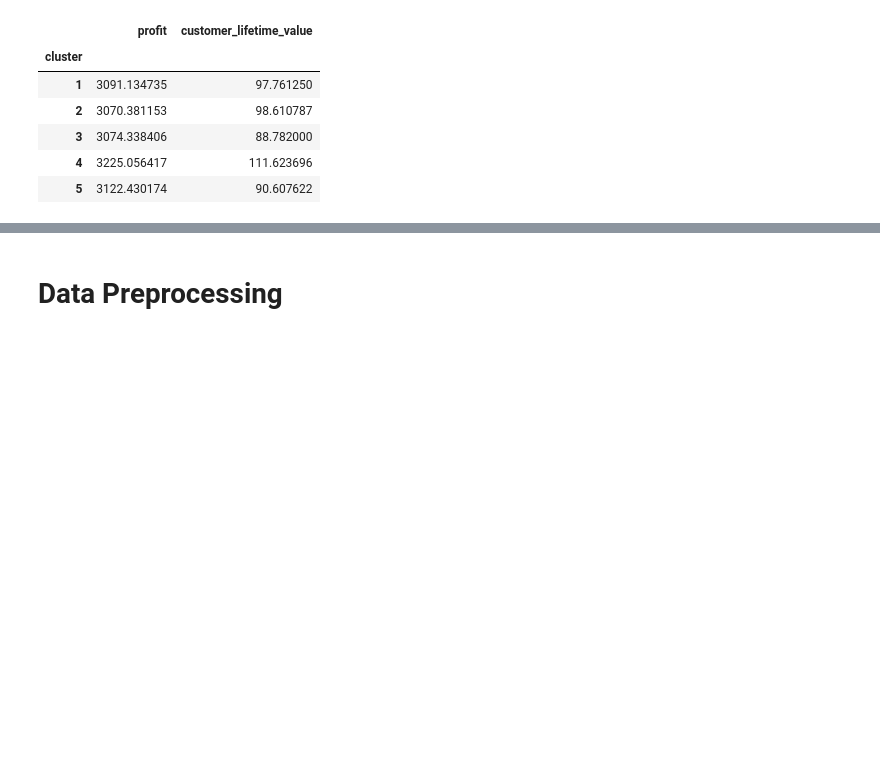
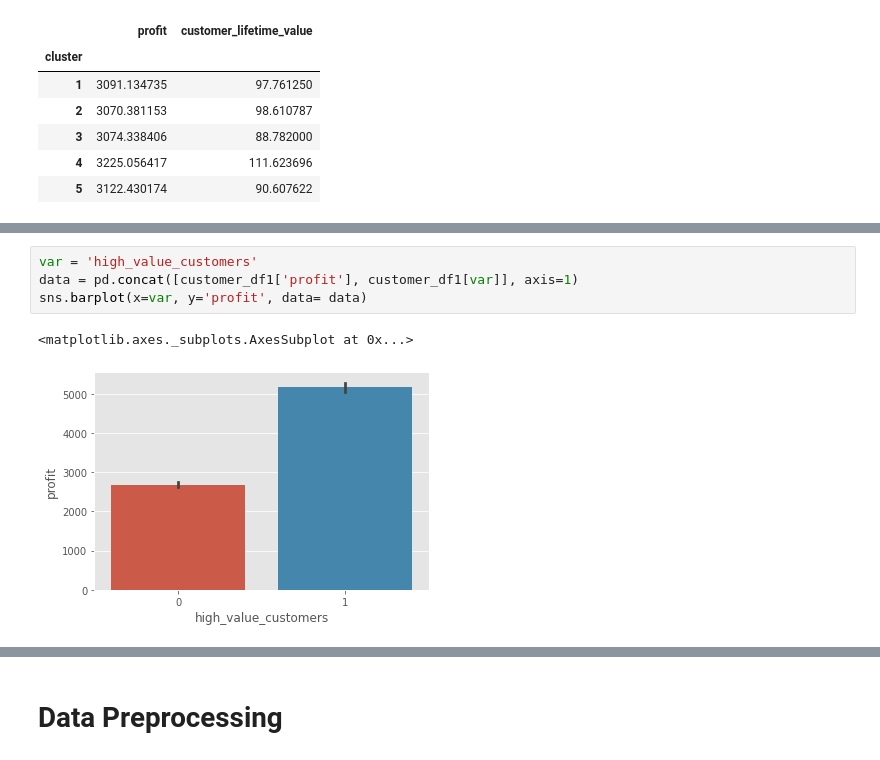
Before and after one commit to Arijit-datascience/Customer-Segmentation, a Jupyter notebook: customer_segmentation.ipynb, the cells around one changed output, grey strips where cells are left out. Saved outputs shown, nothing was run; the diff lists cells and outputs as text; blank space fills up the shorter version.

```diff
--- a/customer_segmentation.ipynb
+++ b/customer_segmentation.ipynb
@@ -598,0 +625,7 @@ customer_df1.groupby(['cluster']).agg({'profit':'mean', 'customer_lifetime_value
+# %%
+var = 'high_value_customers'
+data = pd.concat([customer_df1['profit'], customer_df1[var]], axis=1)
+sns.barplot(x=var, y='profit', data= data)
+# %% [output]
+<matplotlib.axes._subplots.AxesSubplot at 0x...>
+[figure, added]
```
Also changed, not shown: parts of 43 cells of this notebook.
